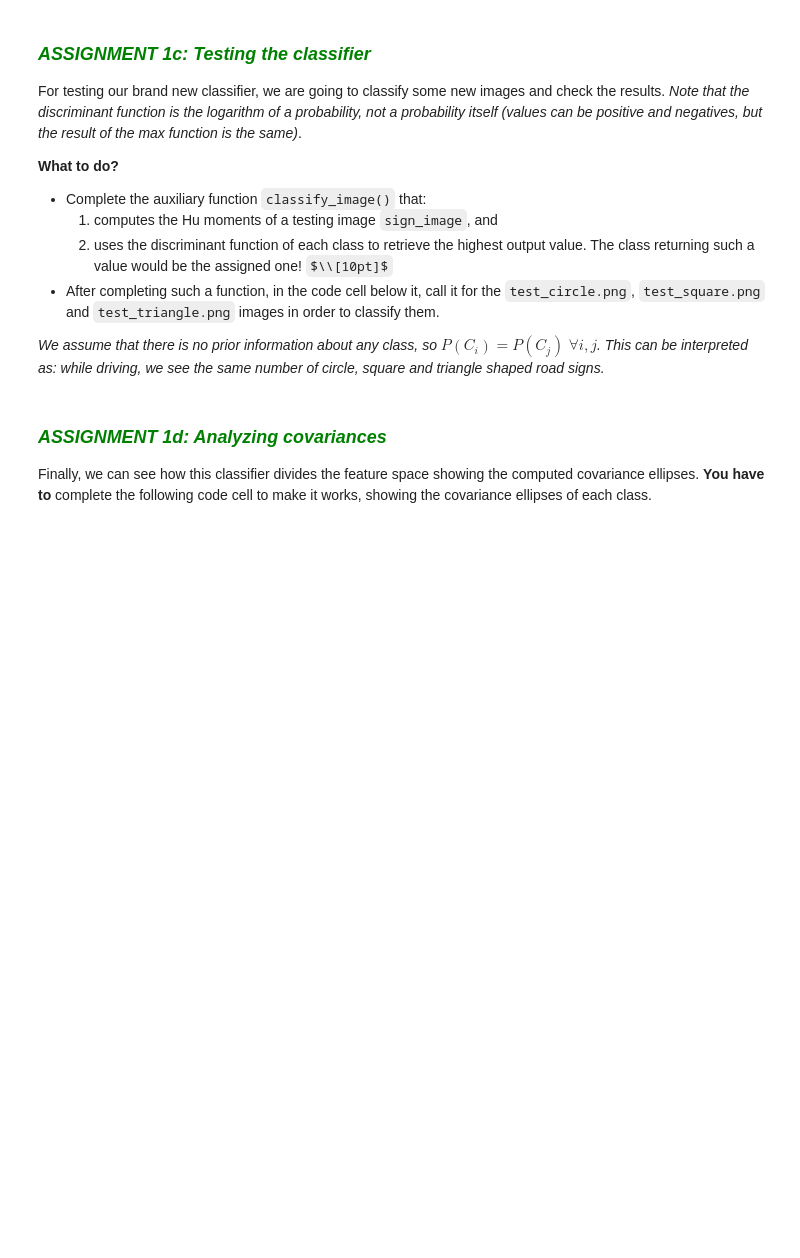
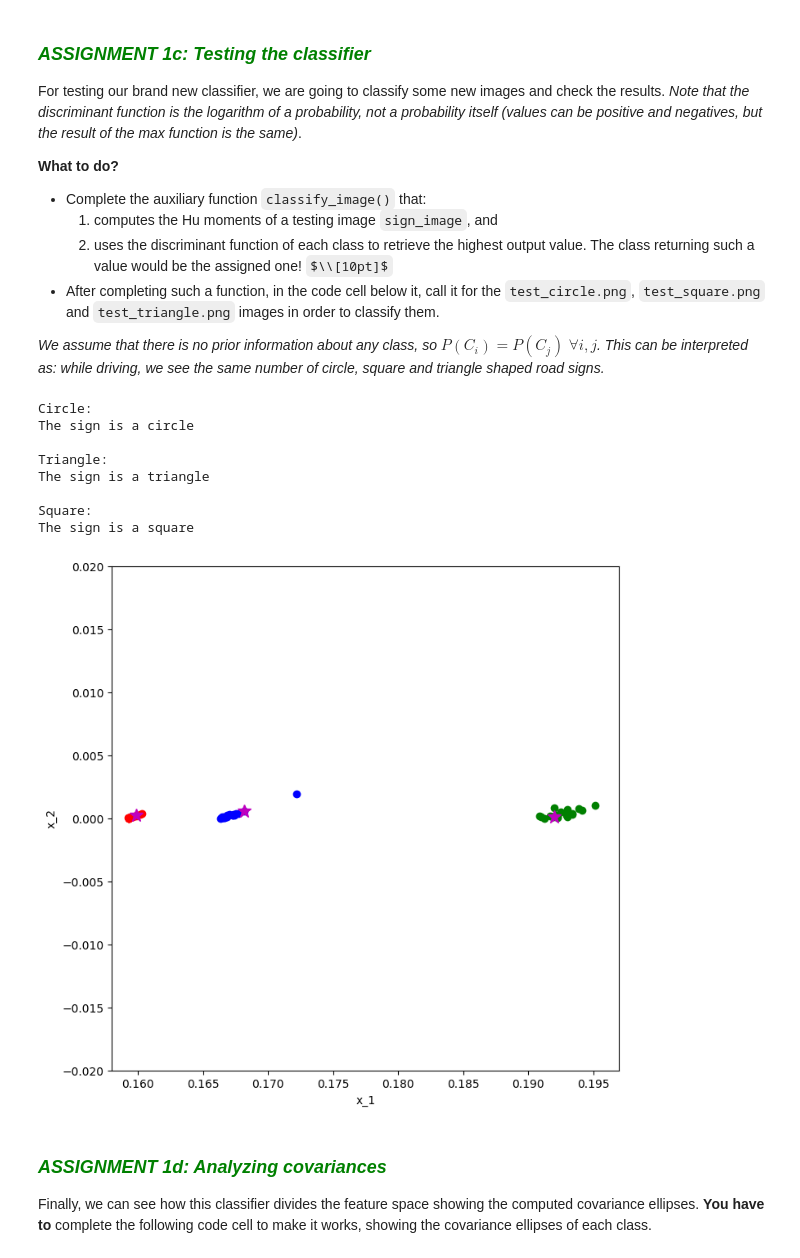
Before and after one commit to Javierub32/3-Carrera-Software, a Jupyter notebook: Vision Por Computador/Chapter 07. Object Recognition/7.2 Bayesian Classifier based on normal distribution.ipynb, the cells around one changed output. Saved outputs shown, nothing was run; the diff lists cells and outputs as text; code cells hidden in the pictures; some formulas as TeX source; blank space fills up the shorter version.

```diff
--- a/Vision Por Computador/Chapter 07. Object Recognition/7.2 Bayesian Classifier based on normal distribution.ipynb
+++ b/Vision Por Computador/Chapter 07. Object Recognition/7.2 Bayesian Classifier based on normal distribution.ipynb
@@ -430,16 +430,16 @@ def classify_image(sign_image):
 
     # Compute Hu moments
     moments = image_moments(sign_image)
-    hu = cv2.HuMoments(None).flatten()[None:None]
+    hu = cv2.HuMoments(moments).flatten()[0:2]  # Solo primeros 2 momentos
 
-    # Classify circle test image
+    # Classify using discriminant function for each class
     prior = 1/3
-    triangle = discriminant_function(None,None,None,None)
-    circle = discriminant_function(None,None,None,None)
-    square = discriminant_function(None,None,None,None)
+    triangle = discriminant_function(hu, mean_triangles, cov_triangles, prior)
+    circle = discriminant_function(hu, mean_circles, cov_circles, prior)
+    square = discriminant_function(hu, mean_squares, cov_squares, prior)
 
     # Search the maximum
-    classification = max([None,None,None])
+    classification = max([triangle, circle, square])
 
     if classification == triangle:
         print("The sign is a triangle\n")
@@ -452,32 +452,41 @@ def classify_image(sign_image):
 # %%
 # Read images
 test_circle = cv2.imread(images_path + "test_circle.png", 0)
 test_triangle = cv2.imread(images_path + "test_triangle.png", 0)
 test_square = cv2.imread(images_path + "test_square.png", 0)
 
 # Classify them
 print("Circle: ")
-moments_circle = classify_image(None)
+moments_circle = classify_image(test_circle)
 print("Triangle: ")
-moments_triangle = classify_image(None)
+moments_triangle = classify_image(test_triangle)
 print("Square: ")
-moments_square = classify_image(None)
-
+moments_square = classify_image(test_square)
 # Create figure
 fig, ax = plt.subplots()
 plt.axis([0.158, 0.197, -0.02, 0.02])
 
 # Plot hu moments
 plt.plot(train_triangles[0,:],train_triangles[1,:],'go')
 plt.plot(train_circles[0,:],train_circles[1,:],'ro')
 plt.plot(train_squares[0,:],train_squares[1,:],'bo')
 plt.xlabel('x_1')
 plt.ylabel('x_2')
 
 # Plot testing data
 plt.plot(moments_circle[0],moments_circle[1],'*m',markersize=12)
 plt.plot(moments_triangle[0],moments_triangle[1],'*m',markersize=12)
 plt.plot(moments_square[0],moments_square[1],'*m',markersize=12);
+# %% [output]
+Circle:
+The sign is a circle
+
+Triangle:
+The sign is a triangle
+
+Square:
+The sign is a square
+[figure, added]
 # %% [markdown]
 ### **<span style="color:green"><b><i>ASSIGNMENT 1d: Analyzing covariances</i></b></span>**
 
```
Also changed, not shown: parts of 6 cells of this notebook, 9 other files.
